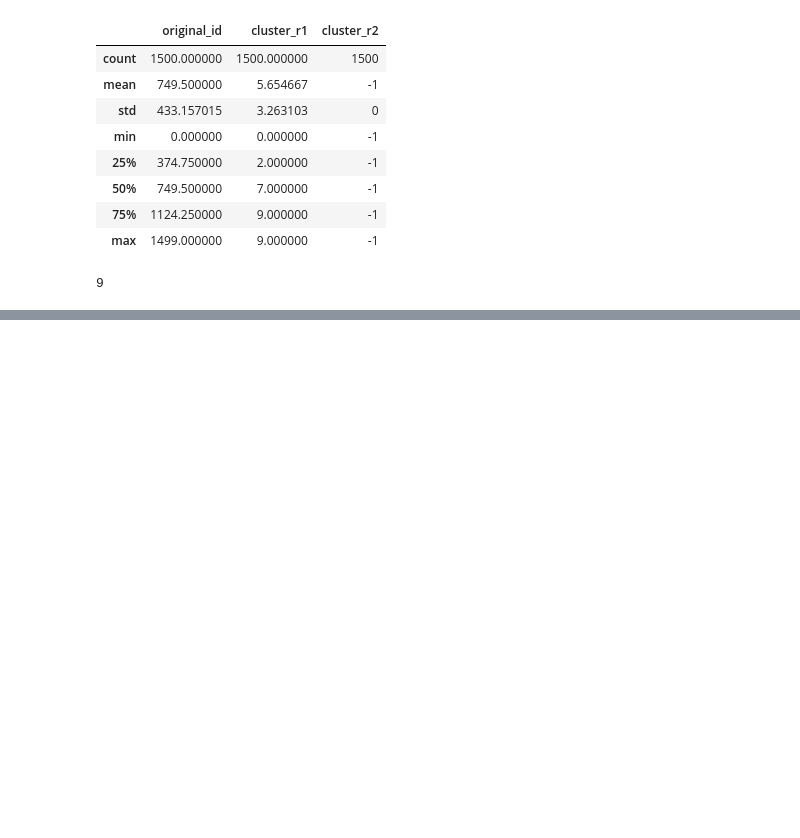
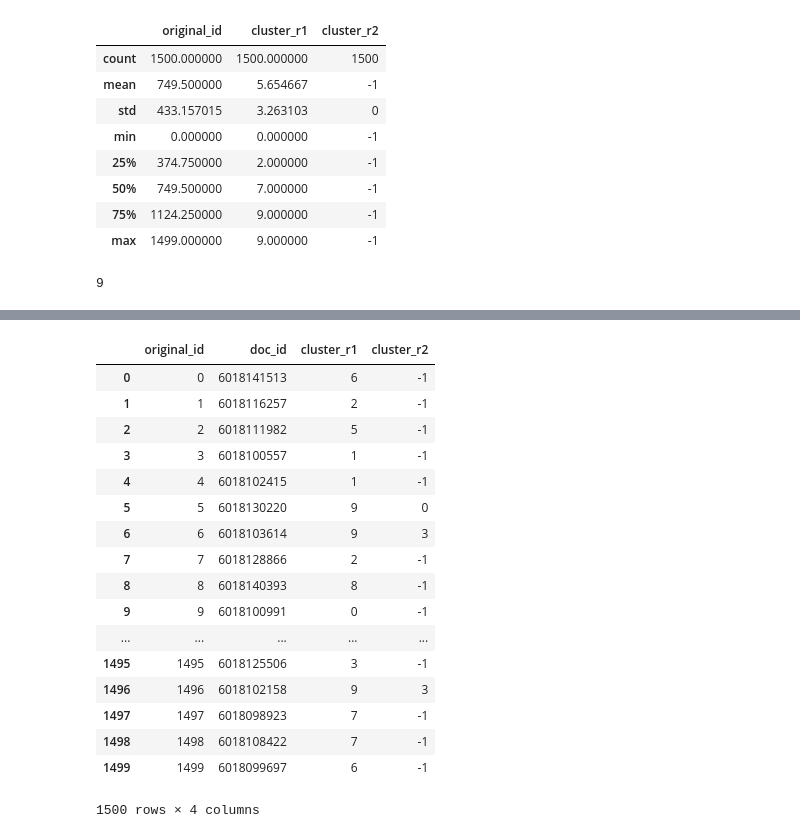
Before and after one commit to sunlightlabs/fcc-net-neutrality-comments, a Jupyter notebook: notebooks/hybrid_clustering.ipynb, the cells around one changed output, grey strips where cells are left out. Cells and saved outputs as stored; diff of their text form; code cells hidden in the pictures; blank space fills up the shorter version.

```diff
--- a/notebooks/hybrid_clustering.ipynb
+++ b/notebooks/hybrid_clustering.ipynb
@@ -217,5 +219,26 @@ bookie[bookie.cluster_r1==9]['cluster_r2']
 1496    3
 Name: cluster_r2, Length: 504, dtype: int64
+# %%
+bookie
+# %% [output]
+|  | original_id | doc_id | cluster_r1 | cluster_r2 |
+| 0 | 0 | 6018141513 | 6 | -1 |
+| 1 | 1 | 6018116257 | 2 | -1 |
+| 2 | 2 | 6018111982 | 5 | -1 |
+| 3 | 3 | 6018100557 | 1 | -1 |
+| 4 | 4 | 6018102415 | 1 | -1 |
+| 5 | 5 | 6018130220 | 9 | 0 |
+| 6 | 6 | 6018103614 | 9 | 3 |
+| 7 | 7 | 6018128866 | 2 | -1 |
+| 8 | 8 | 6018140393 | 8 | -1 |
+| 9 | 9 | 6018100991 | 0 | -1 |
+| ... | ... | ... | ... | ... |
+| 1495 | 1495 | 6018125506 | 3 | -1 |
+| 1496 | 1496 | 6018102158 | 9 | 3 |
+| 1497 | 1497 | 6018098923 | 7 | -1 |
+| 1498 | 1498 | 6018108422 | 7 | -1 |
+| 1499 | 1499 | 6018099697 | 6 | -1 |
+1500 rows × 4 columns
 # %%
 bookie['cluster_r2'].describe()
 # %% [output]
```
Also changed, not shown: parts of 11 cells of this notebook, 4 other files.
